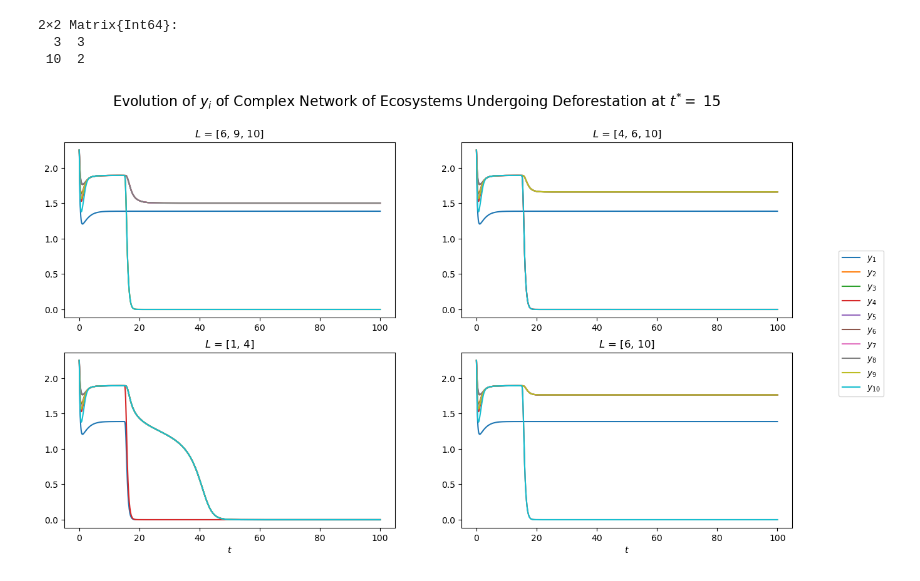
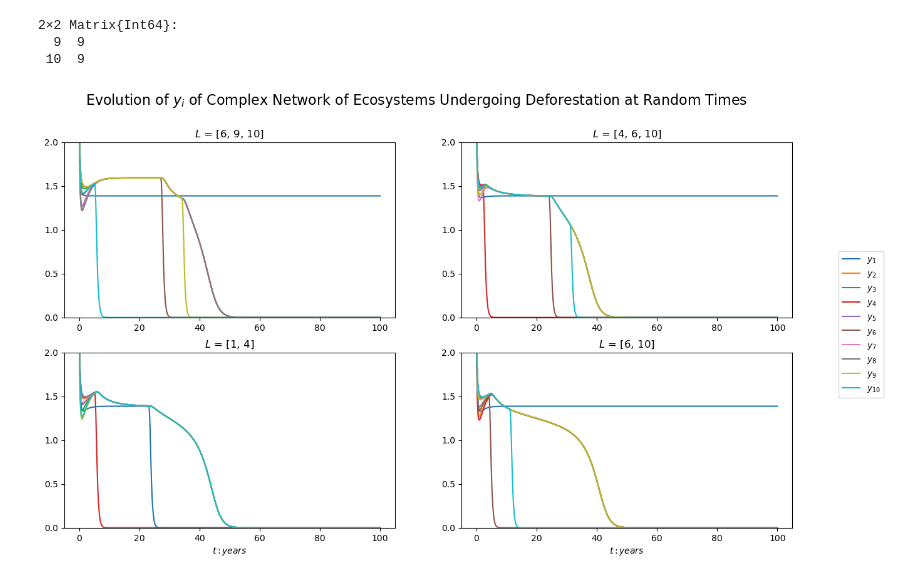
Before and after one commit to marcelvdla/CSSim, a Jupyter notebook: notebooks/jl_fig9.ipynb, the cells around one changed output. Saved outputs shown, nothing was run; the diff lists cells and outputs as text; code cells hidden in the pictures.

```diff
--- a/notebooks/jl_fig9.ipynb
+++ b/notebooks/jl_fig9.ipynb
@@ -1,11 +1,13 @@
 # %%
 # Reproduce figure 9 from Cantin2020: perturb network through deforestation
+# TODO: could make this a broken axis to highlight difference in
 using Distributions
 using Random
 using PyPlot
 using DrWatson
 using Suppressor
 using LaTeXStrings
+using DynamicalSystems
 using CSSim
 
 # Forests `L` to deforest (from figure 9)
@@ -20,7 +22,7 @@ ecosystems_to_deforest_mat = [
 n = 10
 T = 100
 D = 900
-tstar = 15
+#tstar = 15
 close_to_zero_atol = 1e-3
 params_container = [
     Dict{Symbol,Any}(
@@ -38,7 +40,7 @@ params_container = [
         :β₂ => 0.15,
         :n  => n,
         :ecosystems_to_deforest => ecosystems_times_to_deforest(
-            T,
+            40,
 
             # list of ecosystems to deforest
             # NOTE: pass an empty list `[]` if you want random ecosystems
@@ -46,13 +48,13 @@ params_container = [
 
             # list of times at which ecosystems are deforested
             # NOTE: pass an empty list `[]` if you want random times
-            repeat([tstar], length(ecosystems_to_deforest)),
-
+            #repeat([tstar], length(ecosystems_to_deforest)),
+            [],
             n,
+            ix # different random seed
         ),
     )
-    for ecosystems_to_deforest in ecosystems_to_deforest_mat
-];
+    for (ix, ecosystems_to_deforest) in enumerate(ecosystems_to_deforest_mat)];
 
 # Evolution of yᵢ given perturbations
 nrows = 2
@@ -71,8 +73,9 @@ dead_systems = Matrix{Int}(undef, nrows, ncols)
             params = params_container[flat_ix]
 
             # Generate initial conditions
-            u0 = fill(y_density, params[:n], 2)
-            u0[:, x_ix] .= 4*rand(MersenneTwister(30), params[:n])
+            #u0 = 4*rand(MersenneTwister((i*nrows)+j), params[:n], n_states)
+            u0 = y_density*ones(params[:n], n_states)
+            u0[:, x_ix] .= 2*rand(MersenneTwister((i*nrows)+j), params[:n])
 
             # Compute trajectories
             n_forest_ds = n_forest_system(u0, params)
@@ -85,36 +88,43 @@ dead_systems = Matrix{Int}(undef, nrows, ncols)
                 y_k = S_tensor[:, k, y_ix]
                 y_k_last = y_k[end]
 
                 # track dead systems
                 if isapprox(y_k_last, 0.0; atol=close_to_zero_atol)
                     dead_systems_in_system_i += 1
                 end
 
                 axs[i, j].plot(t, y_k, label=LaTeXString("\$y_{$(k)}\$"))
             end
 
             # update dead systems matrix
             dead_systems[i, j] = dead_systems_in_system_i
 
-            i == nrows ? axs[i, j].set_xlabel(L"$t$") : nothing
-            axs[i, j].set_title(LaTeXString("\$L\$ = $(getproperty.(params[:ecosystems_to_deforest], :i))"))
+            i == nrows ? axs[i, j].set_xlabel(L"$t: years$") : nothing
+            axs[i, j].set_title(
+                LaTeXString(
+                    "\$L\$ = $(getproperty.(params[:ecosystems_to_deforest], :i))"))
+
+            # scaling to range
+            axs[i, j].set_ylim((0, 2))
+            start_y, end_y = axs[i, j].get_ylim()
+            axs[i, j].set_yticks(start_y:0.50:end_y)
         end
     end
 end
 
 display(dead_systems)
 
 # Figure labeling
 fig.suptitle(
     LaTeXString(
-        "Evolution of \$y_i\$ of Complex Network of Ecosystems Undergoing Deforestation at \$t^{*} =\$ $(tstar)"),
+        "Evolution of \$y_i\$ of Complex Network of Ecosystems Undergoing Deforestation at Random Times"),
     fontsize=16)
 
 handles, labels = axs[1, 1].get_legend_handles_labels()
 fig.legend(handles, labels, loc="center right")
 fig
 # %% [output]
 2×2 Matrix{Int64}:
-  3  3
- 10  2
+  9  9
+ 10  9
-[figure, old version]
+[figure, new version]
```
Also changed, not shown: parts of 1 cell of this notebook, 10 other files.
